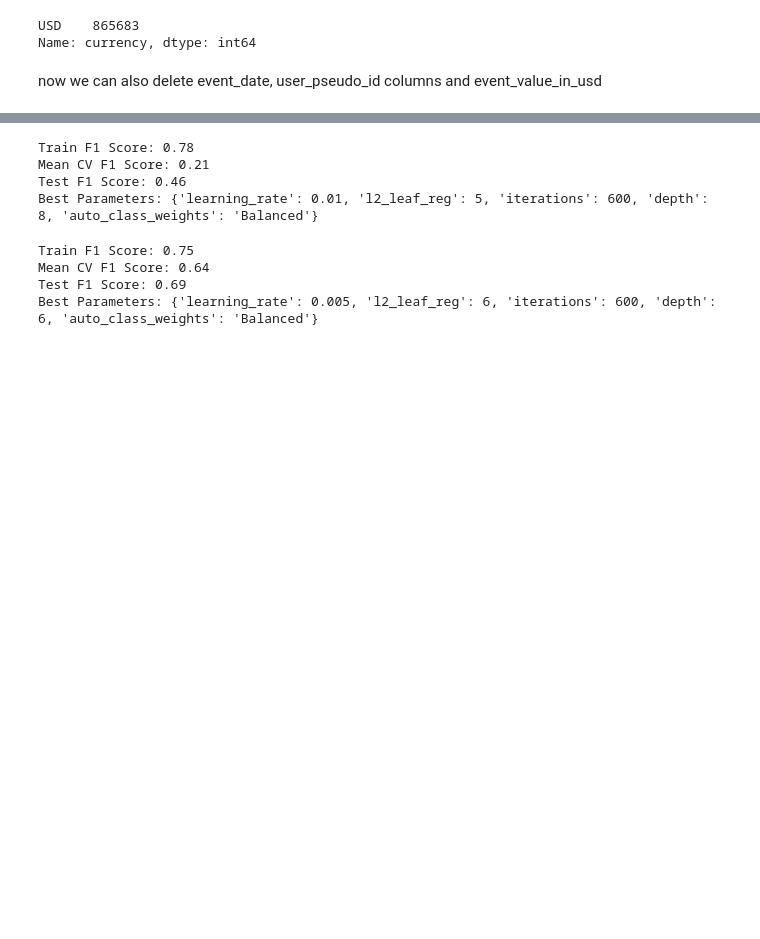
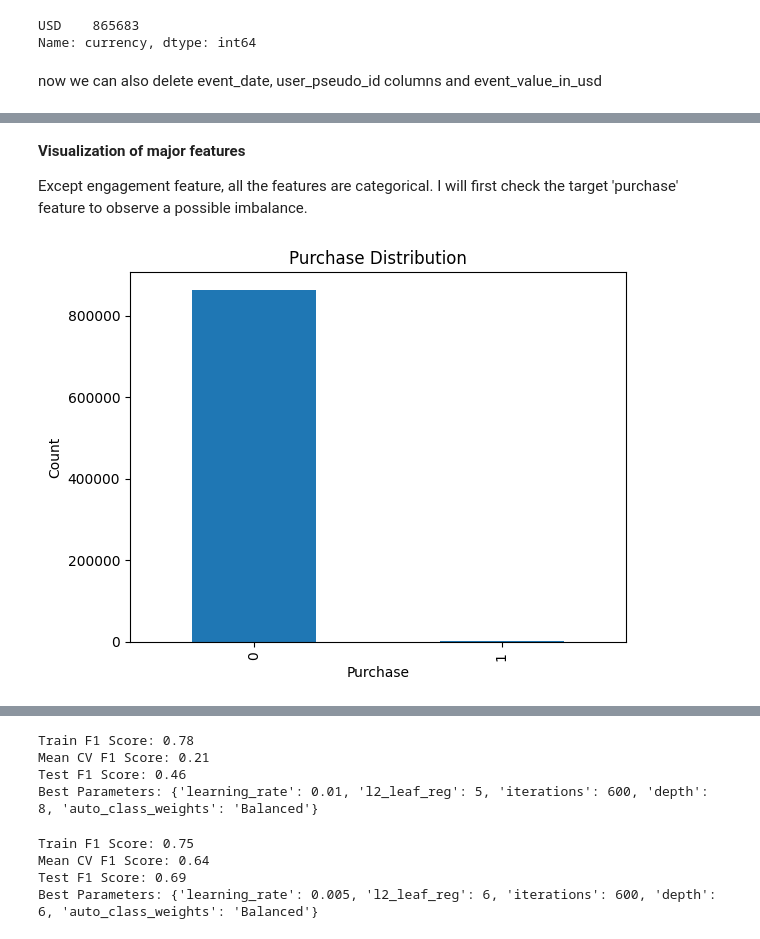
Before and after one commit to mdeniz1/MachineLearningProjects, a Jupyter notebook: attribute_modelling_on_google_analytics_4_data.ipynb, the cells around one changed output, grey strips where cells are left out. Drawn from its saved outputs; the diff is of its cells as text; code cells hidden in the pictures; blank space fills up the shorter version.

```diff
--- a/attribute_modelling_on_google_analytics_4_data.ipynb
+++ b/attribute_modelling_on_google_analytics_4_data.ipynb
@@ -420,0 +410,15 @@ df_grouped.head()
+# %% [markdown]
+**Visualization of major features**
+
+Except engagement feature, all the features are categorical. I will first check the target 'purchase' feature to observe a possible imbalance.
+# %%
+#as seen below, purchase distribution is highly imbalanced
+df_grouped['purchase'].value_counts().plot(kind='bar')
+
+plt.title('Purchase Distribution')
+plt.xlabel('Purchase')
+plt.ylabel('Count')
+
+plt.show()
+# %% [output]
+[figure, added]
```
Also changed, not shown: parts of 68 cells of this notebook.
